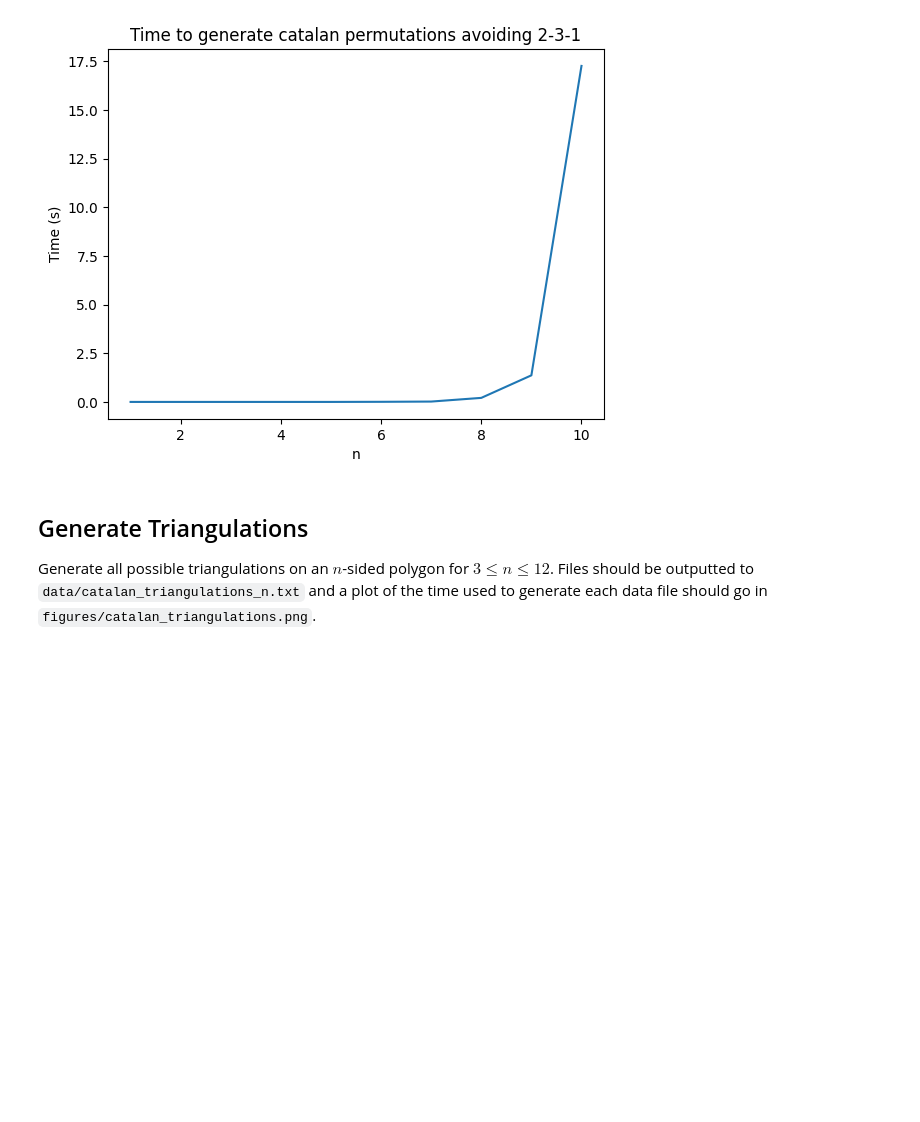
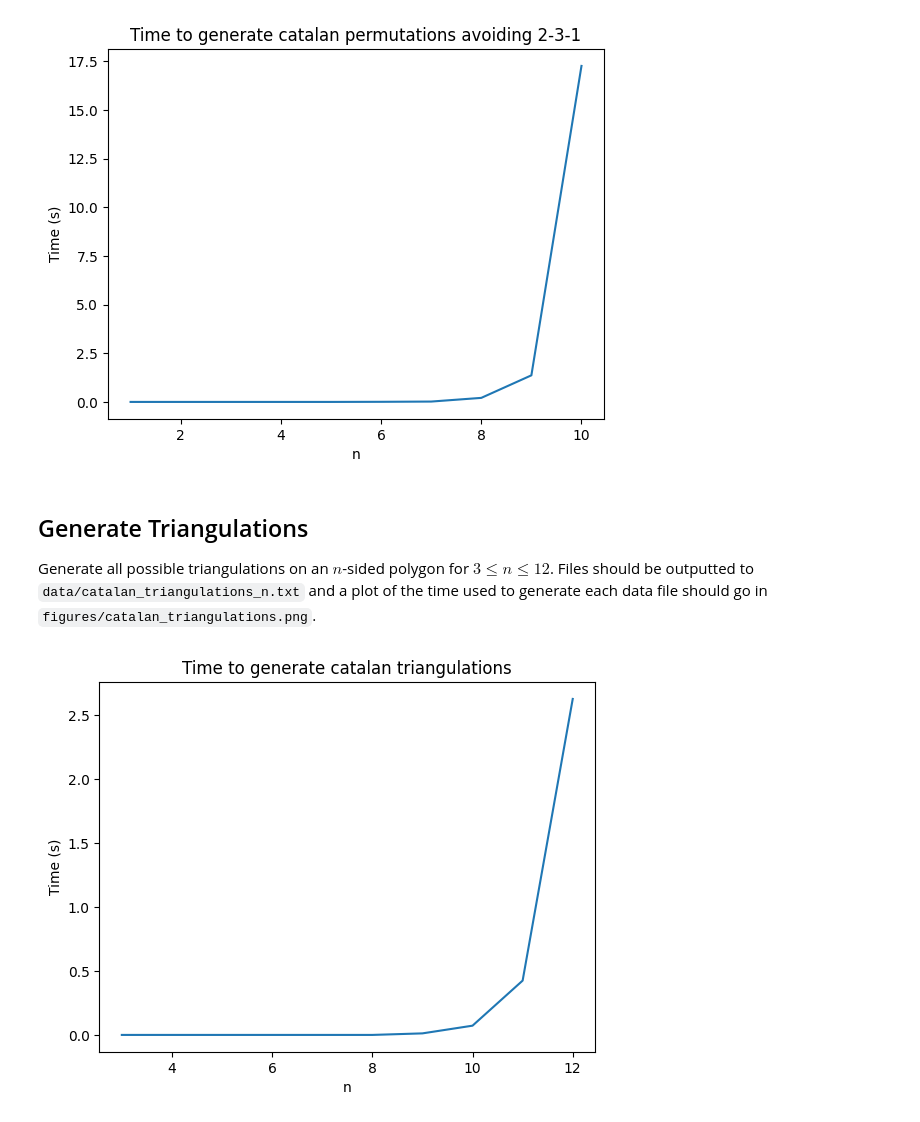
Before and after one commit to ManishSaiGatti/Math-480, a Jupyter notebook: 6_18_2024_catalan/main.ipynb, the cells around one changed output. Drawn from its saved outputs; the diff is of its cells as text; code cells hidden in the pictures; blank space fills up the shorter version.

```diff
--- a/6_18_2024_catalan/main.ipynb
+++ b/6_18_2024_catalan/main.ipynb
@@ -92,0 +90,20 @@ for n in range(3, 13):
+# %%
+time_list = []
+for n in range(3, 13):
+  #plot line of time to generate catalan numbers
+    start = time.time()
+    verts = catalan.triangulations(n)
+    end = time.time()
+    time_list.append(end - start)
+    #save each ouput to seperate file in a new folder called data
+    with open(os.path.join(dirname, "data", f"catalan_triangulations_{n}.txt"), "w") as f:
+        f.write(str(verts))
+
+#make professional looking time graph
+plt.xlabel("n")
+plt.ylabel("Time (s)")
+plt.title("Time to generate catalan triangulations")
+plt.plot(range(3, 13), time_list)
+plt.savefig(os.path.join(dirname, "figures", "catalan_triangulations.png"))
+# %% [output]
+[figure, added]
```
Also changed, not shown: parts of 1 cell of this notebook.
